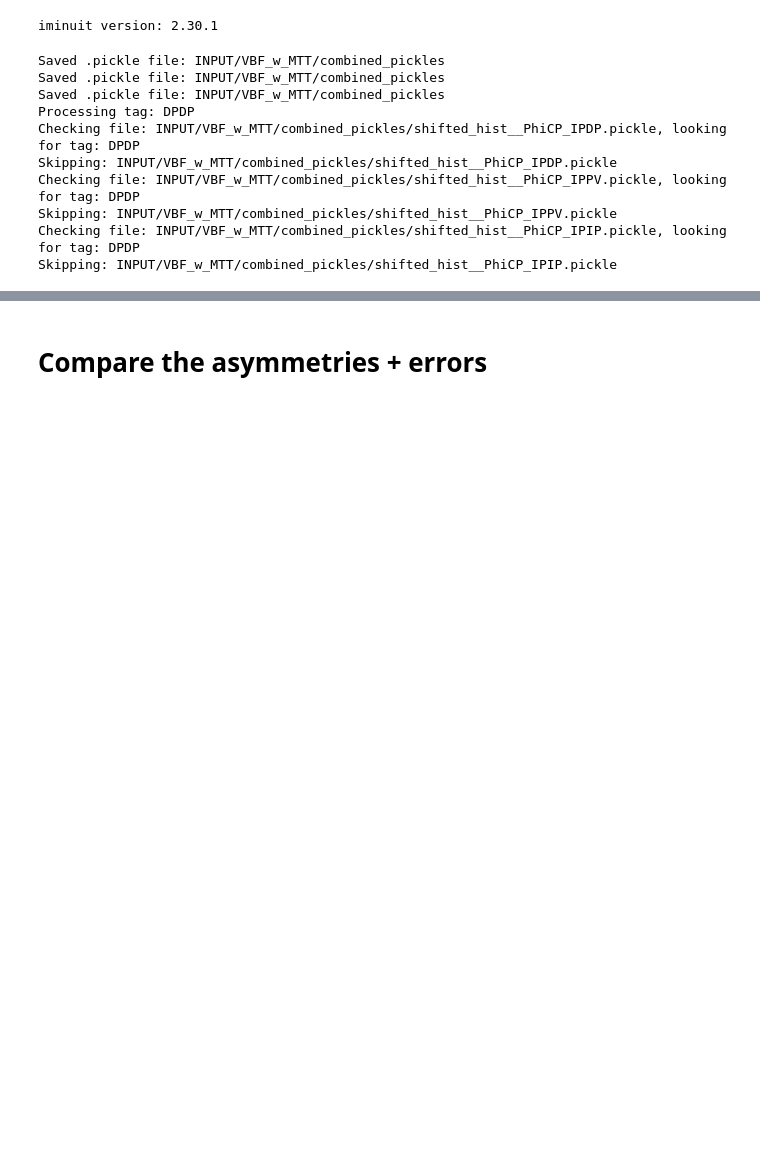
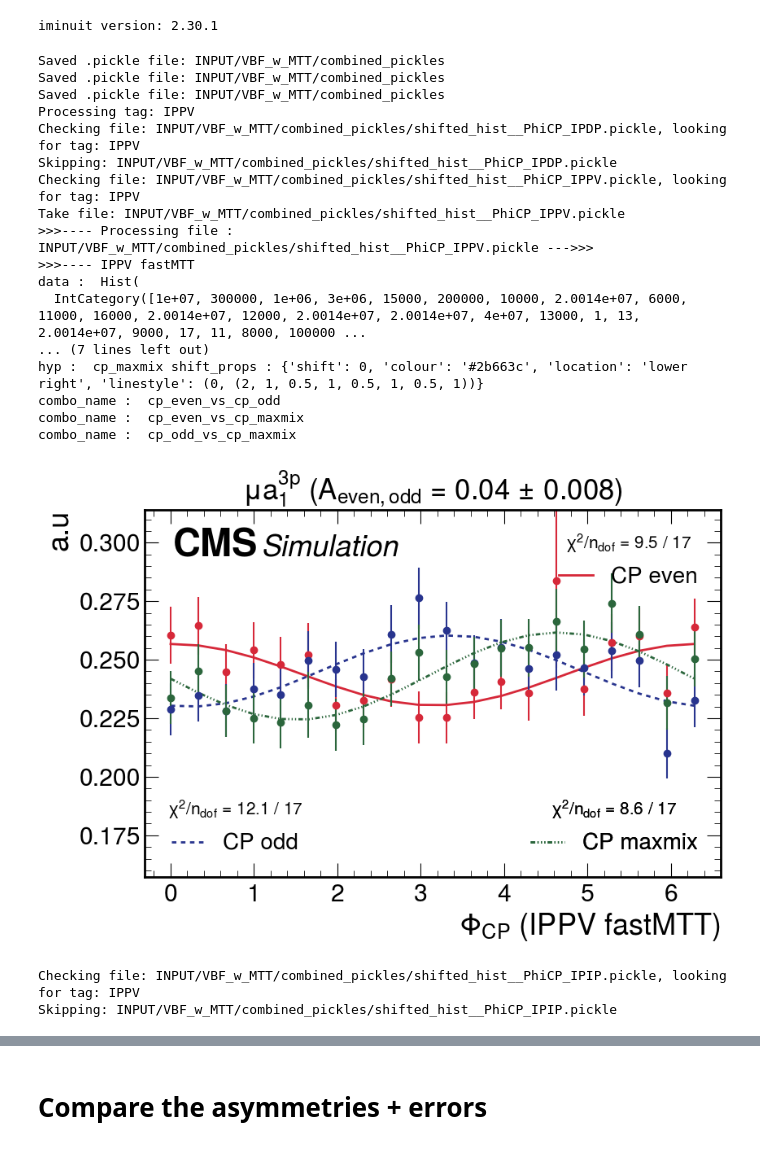
Before and after one commit to mathilde-t/PhiCP_Fit, a Jupyter notebook: test_py.ipynb, the cells around one changed output, grey strips where cells are left out. Drawn from its saved outputs; the diff is of its cells as text; code cells hidden in the pictures; blank space fills up the shorter version.

```diff
--- a/test_py.ipynb
+++ b/test_py.ipynb
@@ -37,15 +37,15 @@ else:
 # %%
 ## Define the categories and tags
 #tags = ["IPIP", "IPDP", "IPPV"]
-#tags = ["IPPV"]
-tags = ["DPDP"]
+tags = ["IPPV"]
+#tags = ["DPDP"]
 
 catdict = {
     #r"$\mu \pi$"     : 20014002,
     #r"$\mu \rho$"    : 20014004,
     r"$\mu a^{3p}_{1}$" : 20014008,
     #r"$\mu \tau$" : 10000000,
-    #r"$\rho \rho$" : 41113003,
+    #r"$\rho \rho 0j$" : 41113003, #100000
 }
 
 shiftdict = {
@@ -59,14 +59,13 @@ simpledict = {
     r"$\mu \rho$"    : "murho",
     r"$\mu a^{3p}_{1}$" : "mua13pr",
     r"$\mu \tau$" : "mutau",
-    r"$\rho \rho$" : "rhorho",
+    r"$\rho \rho 0j$" : "rhorho0j",
 }
 
 ## Combine the Pickle files if needed
 #dir_name = "Run3_preEE_2022_full_18_feb_fastMTT_mH0p01"
 #dir_name = "Run3_preEE_2022_full_18_feb_fastMTT_GammaH0p004"
 #dir_name = "control_plots_full_config"
-#dir_name = "VBF_limited_w_MTT"
 #dir_name = "VBF_control_plots"
 dir_name = "VBF_w_MTT"
 #dir_name = "ggF_control_plots_tautau_rhorho_DPDP"
@@ -177,12 +176,18 @@ for tag in tags:  # Loop over tags
                 if ccat not in cparray:
                     cparray[ccat] = {}
 
-                cparray[ccat][hypothesis] = {
-                    "values": values,
-                    "errors": errors,
-                    "colour": colour,
-                    "location": location,
-                }
+                if hypothesis not in cparray[ccat]:
+                    cparray[ccat][hypothesis] = {
+                        "values": values,
+                        "errors": errors,
+                        "colour": colour,
+                        "location": location,
+                    }
+                else:
+                    # Add the new histogram values to the existing ones
+                    cparray[ccat][hypothesis]["values"] += values
+                    cparray[ccat][hypothesis]["errors"] = (cparray[ccat][hypothesis]["errors"]**2 + errors**2)**0.5
+
 
         def model(x, a, b, c):
             return a*np.cos(x+c) + b
@@ -228,7 +233,7 @@ for tag in tags:  # Loop over tags
             # Initialise category in data_storage if not already there
             if cat not in data_storage:
                 data_storage[cat] = {
-                    f"{dir_name}": {},  # Initialize the tags key to store per-category tags
+                    f"{dir_name}": {},  # Initialise the tags key to store per-category tags
                 }
             if dir_name not in data_storage[cat]:
                 data_storage[cat][dir_name] = {}
@@ -250,7 +255,7 @@ for tag in tags:  # Loop over tags
                     data_storage[cat][dir_name][tag_kind] = {}  # Initialise tag_kind in [tag_kind] if not already there
 
                 data_storage[cat][dir_name][tag_kind][hyp] = {  # Directly use hypothesis name
-                    "values": np.array(hypothesis_fit_vals), #hypothesis_fit_vals.tolist(),
+                    "values": np.array(hypothesis_fit_vals), # hypothesis_fit_vals.tolist(),
                     "err": err,
                     "colour": colour,
                     "location": location,
@@ -291,39 +296,49 @@ for tag in tags:  # Loop over tags
                     data_storage[cat][dir_name][tag_kind][combo_name] = {}  # Initialize combo_name under tag_kind if not already there
 
                 # Store the asymmetry result for this category and tag_kind
                 data_storage[cat][dir_name][tag_kind][combo_name]["asymmetry_val"] = asymmetry
                 data_storage[cat][dir_name][tag_kind][combo_name]["asymmetry_error"] = asymmetry_error
 
 
             # Save the final plot
             asymmetry_val_even_odd = data_storage[cat][dir_name][tag_kind]["cp_even_vs_cp_odd"]["asymmetry_val"]
             asymmetry_error_even_odd = data_storage[cat][dir_name][tag_kind]["cp_even_vs_cp_odd"]["asymmetry_error"]
             asymmetry_val_even_odd_rounded = round(asymmetry_val_even_odd, 3)
             asymmetry_error_even_odd_rounded = round(asymmetry_error_even_odd, 3)
 
             x_label = r"$\Phi_{CP}$" + f" ({tag_kind})"
             #if is_gen == "Gen":
             #    x_label += " (Gen)"
 
             title_name = simpledict.get(cat, cat)
 
             plt.xlabel(x_label)
             plt.ylabel("a.u")
             plt.title(f"{cat} ($A_{{even,odd}}$ = {asymmetry_val_even_odd_rounded}$\\,\\pm\\,${asymmetry_error_even_odd_rounded})", fontsize=25, loc='center')
             plt.tight_layout()
             plt.savefig(f"{output_dir}/{tag_kind}_{title_name}_{is_gen}_{is_vbf}.pdf", dpi=300)
             plt.show()
 # %% [output]
 Saved .pickle file: INPUT/VBF_w_MTT/combined_pickles
 Saved .pickle file: INPUT/VBF_w_MTT/combined_pickles
 Saved .pickle file: INPUT/VBF_w_MTT/combined_pickles
-Processing tag: DPDP
-Checking file: INPUT/VBF_w_MTT/combined_pickles/shifted_hist__PhiCP_IPDP.pickle, looking for tag: DPDP
+Processing tag: IPPV
+Checking file: INPUT/VBF_w_MTT/combined_pickles/shifted_hist__PhiCP_IPDP.pickle, looking for tag: IPPV
 Skipping: INPUT/VBF_w_MTT/combined_pickles/shifted_hist__PhiCP_IPDP.pickle
-Checking file: INPUT/VBF_w_MTT/combined_pickles/shifted_hist__PhiCP_IPPV.pickle, looking for tag: DPDP
-Skipping: INPUT/VBF_w_MTT/combined_pickles/shifted_hist__PhiCP_IPPV.pickle
-Checking file: INPUT/VBF_w_MTT/combined_pickles/shifted_hist__PhiCP_IPIP.pickle, looking for tag: DPDP
-Skipping: INPUT/VBF_w_MTT/combined_pickles/shifted_hist__PhiCP_IPIP.pickle
+Checking file: INPUT/VBF_w_MTT/combined_pickles/shifted_hist__PhiCP_IPPV.pickle, looking for tag: IPPV
+Take file: INPUT/VBF_w_MTT/combined_pickles/shifted_hist__PhiCP_IPPV.pickle
+>>>---- Processing file : INPUT/VBF_w_MTT/combined_pickles/shifted_hist__PhiCP_IPPV.pickle --->>>
+>>>---- IPPV fastMTT
+data :  Hist(
+  IntCategory([1e+07, 300000, 1e+06, 3e+06, 15000, 200000, 10000, 2.0014e+07, 6000, 11000, 16000, 2.0014e+07, 12000, 2.0014e+07, 2.0014e+07, 4e+07, 13000, 1, 13, 2.0014e+07, 9000, 17, 11, 8000, 100000 ...
+... (7 lines left out)
+hyp :  cp_maxmix shift_props : {'shift': 0, 'colour': '#2b663c', 'location': 'lower right', 'linestyle': (0, (2, 1, 0.5, 1, 0.5, 1, 0.5, 1))}
+combo_name :  cp_even_vs_cp_odd
+combo_name :  cp_even_vs_cp_maxmix
+combo_name :  cp_odd_vs_cp_maxmix
+[figure, added]
+Checking file: INPUT/VBF_w_MTT/combined_pickles/shifted_hist__PhiCP_IPIP.pickle, looking for tag: IPPV
+Skipping: INPUT/VBF_w_MTT/combined_pickles/shifted_hist__PhiCP_IPIP.pickle
 # %%
 def print_nested_keys(d, prefix=""):
     if isinstance(d, dict):
```
Also changed, not shown: parts of 5 cells of this notebook, 30 other files.
